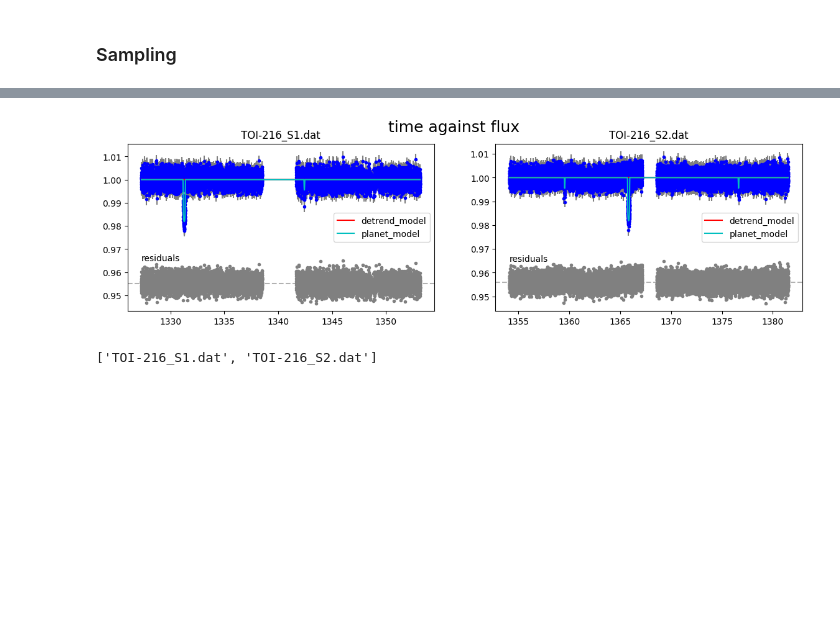
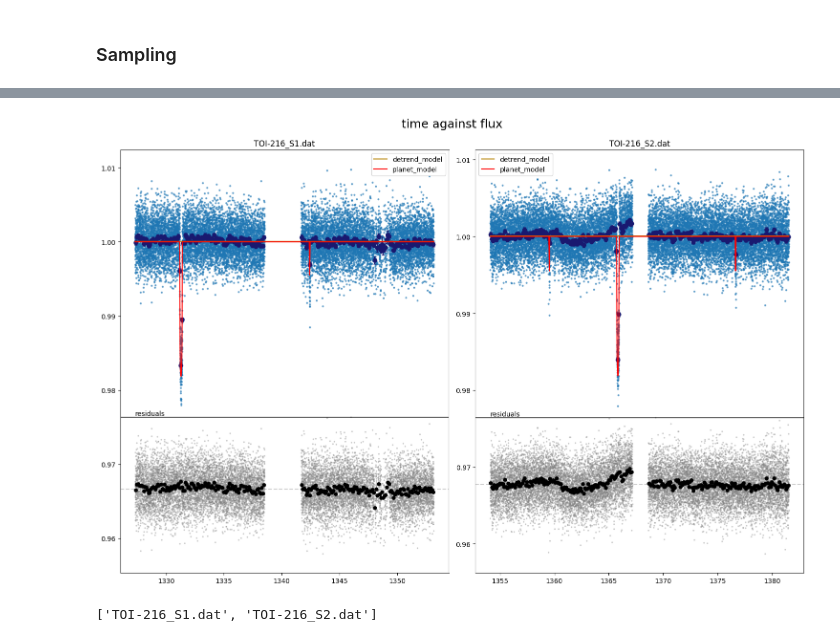
Before and after one commit to titans-ge/CONAN, a Jupyter notebook: Notebooks/TOI-216/TOI-216_TTV-test_fit.ipynb, the cells around one changed output, grey strips where cells are left out. Cells and saved outputs as stored; diff of their text form; code cells hidden in the pictures; blank space fills up the shorter version.

```diff
--- a/Notebooks/TOI-216/TOI-216_TTV-test_fit.ipynb
+++ b/Notebooks/TOI-216/TOI-216_TTV-test_fit.ipynb
@@ -139,4 +146,4 @@ lc_obj, rv_obj, fit_obj = CONAN3.load_configfile('TOI216_ttvconfig.dat')
 # %% [markdown]
 ### Sampling
 # %%
-result = CONAN3.run_fit(lc_obj,None,fit_obj, out_folder="result_TOI-216")
+result = CONAN3.run_fit(lc_obj,None,fit_obj, out_folder="result_TOI-216", rerun_result=True)
@@ -143,7 +168,7 @@ result = CONAN3.run_fit(lc_obj,None,fit_obj, out_folder="result_TOI-216")
 # %%
-result.lc.plot_bestfit();
+result.lc.plot_bestfit(figsize=(15,10),binsize=0.1);
 # %% [output]
-[figure, old version]
+[figure, new version]
 # %%
 result.lc.names
 # %% [output]
```
Also changed, not shown: parts of 12 cells of this notebook, 21 other files.
